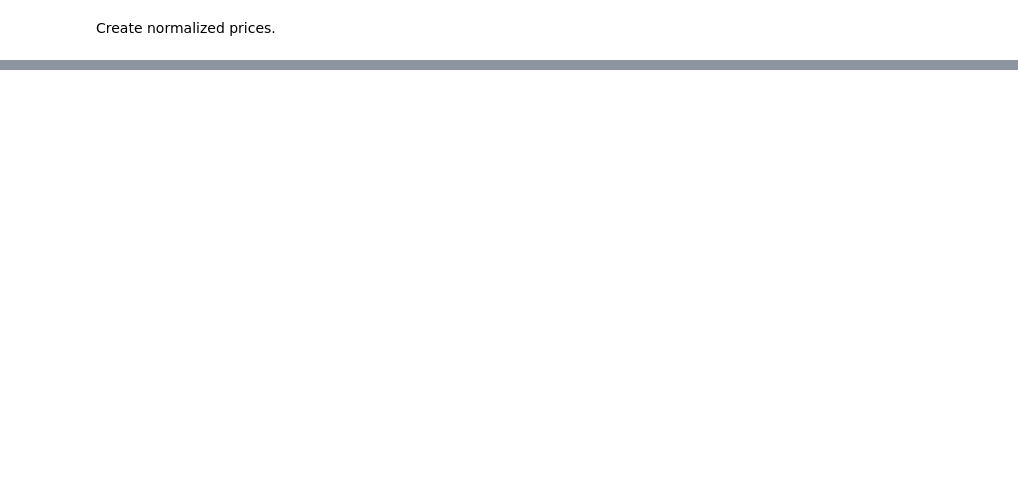
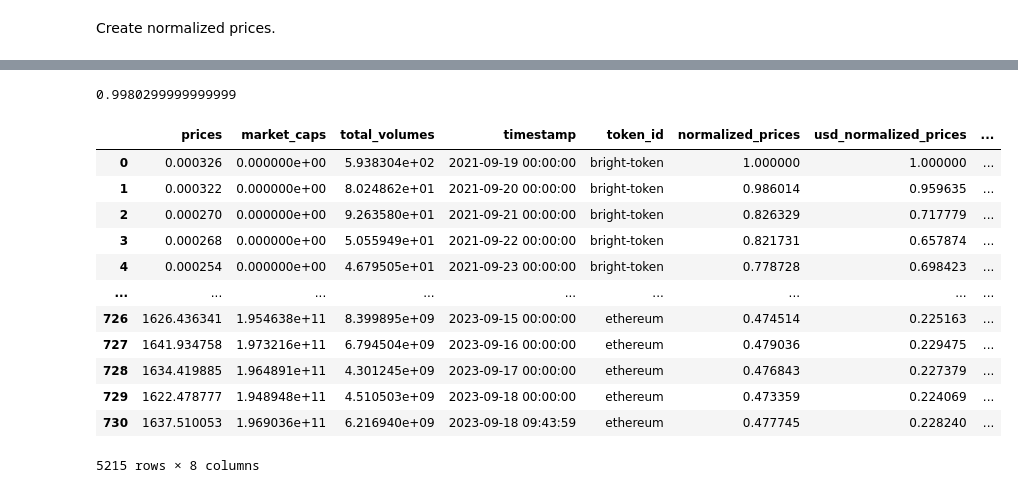
Before and after one commit to bonding-curves/public-goods-token-comparison, a Jupyter notebook: $TEC1pager.ipynb, the cells around one changed output, grey strips where cells are left out. Saved outputs shown, nothing was run; the diff lists cells and outputs as text; code cells hidden in the pictures; blank space fills up the shorter version.

```diff
--- a/$TEC1pager.ipynb
+++ b/$TEC1pager.ipynb
@@ -259,0 +331,20 @@ prices_df_adjusted[prices_df_adjusted['token_id'] != 'ethereum'].groupby('token_
+# %%
+1.055 * 0.946
+# %% [output]
+0.9980299999999999
+# %%
+prices_df_adjusted
+# %% [output]
+|  | prices | market_caps | total_volumes | timestamp | token_id | normalized_prices | usd_normalized_prices | ... |
+| 0 | 0.000326 | 0.000000e+00 | 5.938304e+02 | 2021-09-19 00:00:00 | bright-token | 1.000000 | 1.000000 | ... |
+| 1 | 0.000322 | 0.000000e+00 | 8.024862e+01 | 2021-09-20 00:00:00 | bright-token | 0.986014 | 0.959635 | ... |
+| 2 | 0.000270 | 0.000000e+00 | 9.263580e+01 | 2021-09-21 00:00:00 | bright-token | 0.826329 | 0.717779 | ... |
+| 3 | 0.000268 | 0.000000e+00 | 5.055949e+01 | 2021-09-22 00:00:00 | bright-token | 0.821731 | 0.657874 | ... |
+| 4 | 0.000254 | 0.000000e+00 | 4.679505e+01 | 2021-09-23 00:00:00 | bright-token | 0.778728 | 0.698423 | ... |
+| ... | ... | ... | ... | ... | ... | ... | ... | ... |
+| 726 | 1626.436341 | 1.954638e+11 | 8.399895e+09 | 2023-09-15 00:00:00 | ethereum | 0.474514 | 0.225163 | ... |
+| 727 | 1641.934758 | 1.973216e+11 | 6.794504e+09 | 2023-09-16 00:00:00 | ethereum | 0.479036 | 0.229475 | ... |
+| 728 | 1634.419885 | 1.964891e+11 | 4.301245e+09 | 2023-09-17 00:00:00 | ethereum | 0.476843 | 0.227379 | ... |
+| 729 | 1622.478777 | 1.948948e+11 | 4.510503e+09 | 2023-09-18 00:00:00 | ethereum | 0.473359 | 0.224069 | ... |
+| 730 | 1637.510053 | 1.969036e+11 | 6.216940e+09 | 2023-09-18 09:43:59 | ethereum | 0.477745 | 0.228240 | ... |
+5215 rows × 8 columns
```
Also changed, not shown: parts of 25 cells of this notebook.
